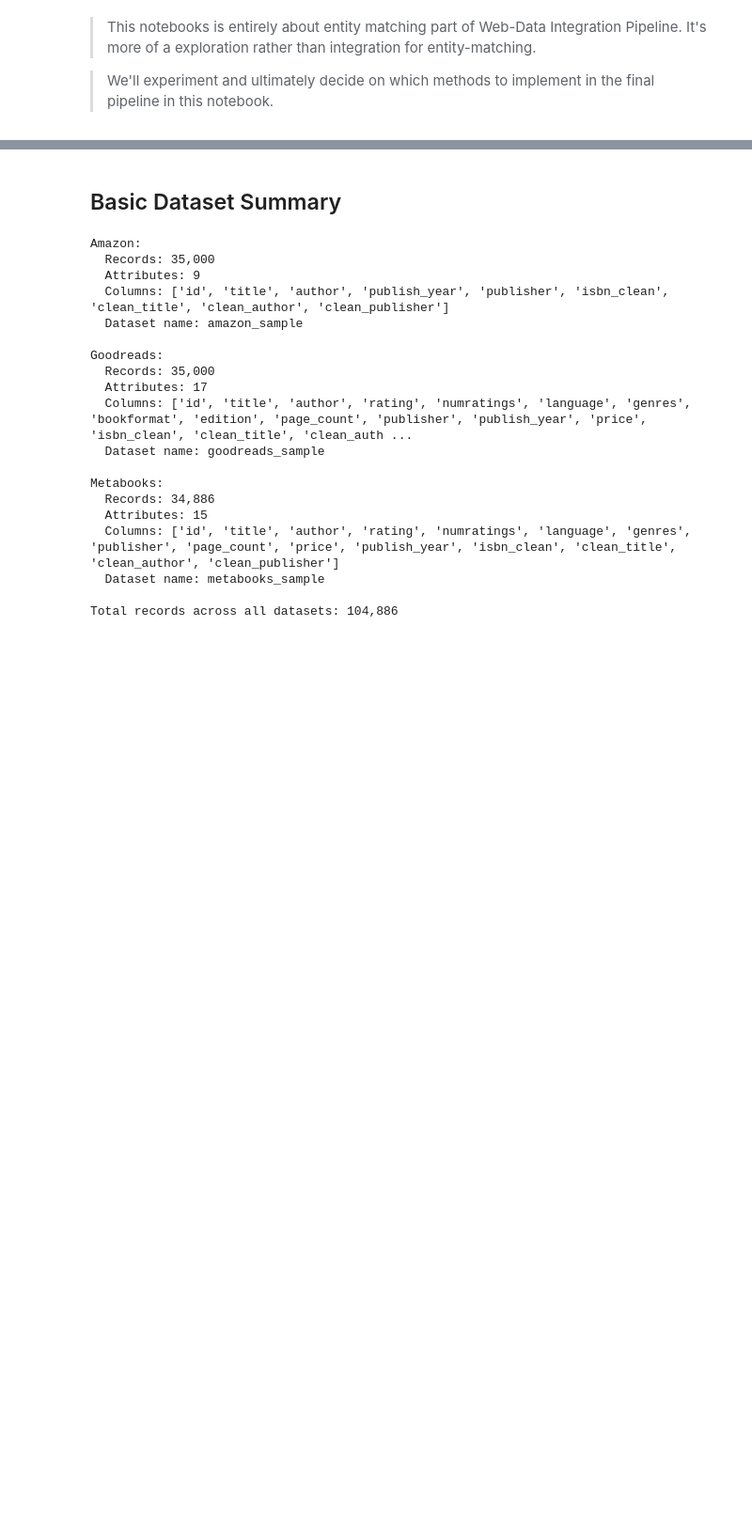
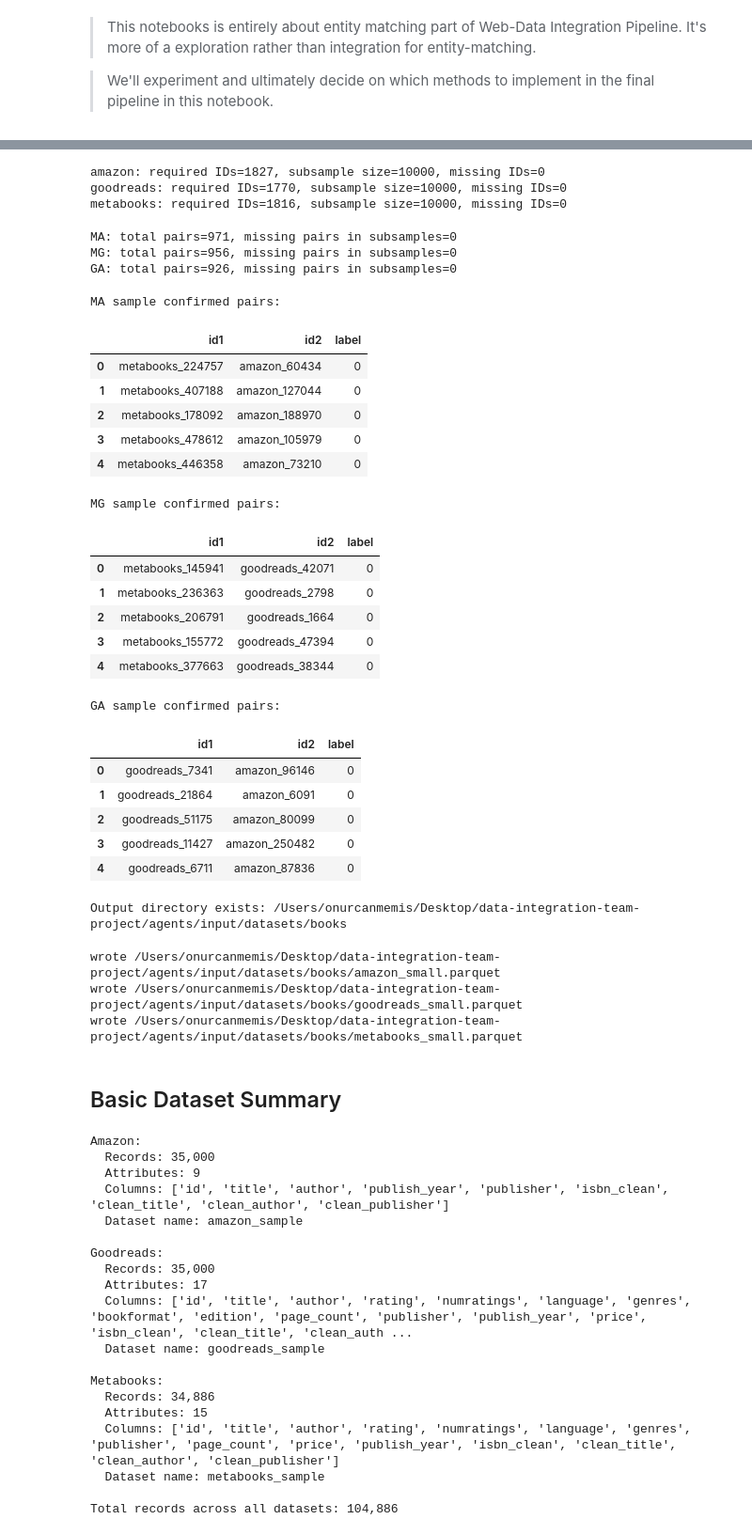
Before and after one commit to gdebus/data-integration-team-project, a Jupyter notebook: books-integration/preprocessing/Blocking_Methods_Evaluation.ipynb, the cells around one changed output, grey strips where cells are left out. Shown at 94% size. Drawn from its saved outputs; the diff is of its cells as text; code cells hidden in the pictures; blank space fills up the shorter version.

```diff
--- a/books-integration/preprocessing/Blocking_Methods_Evaluation.ipynb
+++ b/books-integration/preprocessing/Blocking_Methods_Evaluation.ipynb
@@ -22,3 +104,79 @@ test_m2g= load_csv(MLDS_DIR / "test_MG.csv")
+# %%
+for prefix in required_ids.keys():
+    sub_ids = set(subsamples[prefix]['_prefixed_id'])
+    missing = required_ids[prefix] - sub_ids
+    print(f'{prefix}: required IDs={len(required_ids[prefix])}, subsample size={len(subsamples[prefix])}, missing IDs={len(missing)}')
+    if missing:
+        print(f'  sample missing IDs: {sorted(list(missing))[:10]}')
+# %% [output]
+amazon: required IDs=1827, subsample size=10000, missing IDs=0
+goodreads: required IDs=1770, subsample size=10000, missing IDs=0
+metabooks: required IDs=1816, subsample size=10000, missing IDs=0
+# %%
+def has_pair(row, subs):
+    id1 = str(row['id1']); id2 = str(row['id2'])
+    p1 = id1.split('_',1)[0]; p2 = id2.split('_',1)[0]
+    return (id1 in set(subs[p1]['_prefixed_id'])) and (id2 in set(subs[p2]['_prefixed_id']))
+
+for name, df in trains.items():
+    ok = df.apply(lambda r: has_pair(r, subsamples), axis=1)
+    missing_pairs = df[~ok]
+    print(f'{name}: total pairs={len(df)}, missing pairs in subsamples={len(missing_pairs)}')
+    if len(missing_pairs) > 0:
+        display(missing_pairs.head(10))
+# %% [output]
+MA: total pairs=971, missing pairs in subsamples=0
+MG: total pairs=956, missing pairs in subsamples=0
+GA: total pairs=926, missing pairs in subsamples=0
+# %%
+for name, df in trains.items():
+    ok = df.apply(lambda r: has_pair(r, subsamples), axis=1)
+    print(f'\n{name} sample confirmed pairs:')
+    display(df[ok].head(5))
+# %% [output]
+MA sample confirmed pairs:
+|  | id1 | id2 | label |
+| 0 | metabooks_224757 | amazon_60434 | 0 |
+| 1 | metabooks_407188 | amazon_127044 | 0 |
+| 2 | metabooks_178092 | amazon_188970 | 0 |
+| 3 | metabooks_478612 | amazon_105979 | 0 |
+| 4 | metabooks_446358 | amazon_73210 | 0 |
+MG sample confirmed pairs:
+|  | id1 | id2 | label |
+| 0 | metabooks_145941 | goodreads_42071 | 0 |
+| 1 | metabooks_236363 | goodreads_2798 | 0 |
+| 2 | metabooks_206791 | goodreads_1664 | 0 |
+| 3 | metabooks_155772 | goodreads_47394 | 0 |
+| 4 | metabooks_377663 | goodreads_38344 | 0 |
+GA sample confirmed pairs:
+|  | id1 | id2 | label |
+| 0 | goodreads_7341 | amazon_96146 | 0 |
+| 1 | goodreads_21864 | amazon_6091 | 0 |
+| 2 | goodreads_51175 | amazon_80099 | 0 |
+| 3 | goodreads_11427 | amazon_250482 | 0 |
+| 4 | goodreads_6711 | amazon_87836 | 0 |
+# %%
+from pathlib import Path
+
+out_dir = Path('/Users/onurcanmemis/Desktop/data-integration-team-project/agents/input/datasets/books')
+
+if out_dir.exists():
+    print('Output directory exists:', out_dir)
+else:
+    out_dir.mkdir(parents=True, exist_ok=True)
+    print('Created output directory:', out_dir)
+# %% [output]
+Output directory exists: /Users/onurcanmemis/Desktop/data-integration-team-project/agents/input/datasets/books
+# %%
+# Drop helper column before saving (optional)
+for prefix, df in subsamples.items():
+    out_path = out_dir / f'{prefix}_small.parquet'
+    df.drop(columns=['_prefixed_id'], errors='ignore').to_parquet(out_path, index=False)
+    print('wrote', out_path)
+# %% [output]
+wrote /Users/onurcanmemis/Desktop/data-integration-team-project/agents/input/datasets/books/amazon_small.parquet
+wrote /Users/onurcanmemis/Desktop/data-integration-team-project/agents/input/datasets/books/goodreads_small.parquet
+wrote /Users/onurcanmemis/Desktop/data-integration-team-project/agents/input/datasets/books/metabooks_small.parquet
 # %%
 from PyDI.io import load_parquet
 
```
Also changed, not shown: parts of 4 cells of this notebook, 1 other file.
